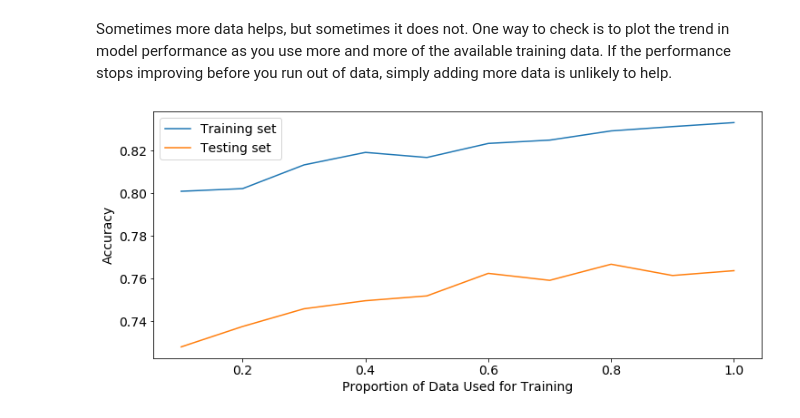
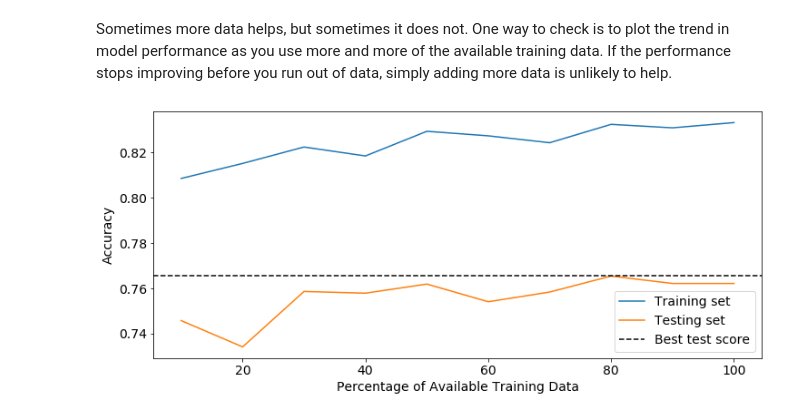
Before and after one commit to andrewdoss/building_a_predictive_model, a Jupyter notebook: building_a_predictive_model_complete.ipynb, the cells around one changed output. Saved outputs shown, nothing was run; the diff lists cells and outputs as text; code cells hidden in the pictures.

```diff
--- a/building_a_predictive_model_complete.ipynb
+++ b/building_a_predictive_model_complete.ipynb
@@ -592,7 +599,7 @@ test_y = df.iloc[test_idx]['shoplifting']
 # Baseline (1): majority classifier
 # Baseline (2): business hours = shoplifting
 
-random_forest = RandomForestClassifier(n_estimators=1000, min_samples_leaf=10, random_state=RANDOM_SEED)
+random_forest = RandomForestClassifier(n_estimators=1000, min_samples_leaf=15, random_state=RANDOM_SEED)
 random_forest.fit(train_X_df.values, train_y.values)
 
 train_preds = random_forest.predict(train_X_df)
@@ -734,7 +742,7 @@ train_y = df.iloc[train_idx]['shoplifting']
 test_X_df = pd.get_dummies(df.loc[:,predictive_features], columns=['beat', 'neighborhood']).iloc[test_idx]
 test_y = df.iloc[test_idx]['shoplifting']
 
-min_samples_leaf = [1, 2, 3, 5, 10, 20, 30, 40]
+min_samples_leaf = [1, 2, 3, 4, 6, 8, 10, 15, 20, 25, 30]
 train_accuracies = []
 test_accuracies = []
 
@@ -782,16 +791,16 @@ train_y = df.iloc[train_idx]['shoplifting']
 test_X_df = pd.get_dummies(df.loc[:,predictive_features], columns=['beat', 'neighborhood']).iloc[test_idx]
 test_y = df.iloc[test_idx]['shoplifting']
 
-data_frac = [i/10 for i in range(1,11)]
+data_perc = [i for i in range(10,110,10)]
 train_accuracies = []
 test_accuracies = []
 
 # Create an index array for sampling
 idx_array = np.arange(train_X_df.shape[0])
 
-for frac in data_frac:
+for perc in data_perc:
 
-    current_idx = np.random.choice(idx_array, size=int(frac*idx_array.shape[0]), replace=False)
+    current_idx = np.random.choice(idx_array, size=int(perc*idx_array.shape[0]/100), replace=False)
 
     random_forest = RandomForestClassifier(n_estimators=500, min_samples_leaf=10, random_state=RANDOM_SEED)
     random_forest.fit(train_X_df.values[current_idx], train_y.values[current_idx])
@@ -807,11 +816,12 @@ for frac in data_frac:
 # %%
 # Plot the results
 fig, ax = plt.subplots(figsize=(12,5))
-ax.plot(data_frac, train_accuracies, label='Training set')
-ax.plot(data_frac, test_accuracies, label='Testing set')
-ax.set_xlabel('Proportion of Data Used for Training')
+ax.plot(data_perc, train_accuracies, label='Training set')
+ax.plot(data_perc, test_accuracies, label='Testing set')
+ax.set_xlabel('Percentage of Available Training Data')
 ax.set_ylabel('Accuracy')
+ax.axhline(max(test_accuracies), c='k', linestyle='--', label='Best test score')
 ax.legend()
 plt.show()
 # %% [output]
-[figure, old version]
+[figure, new version]
```
Also changed, not shown: parts of 18 cells of this notebook, 1 other file.
